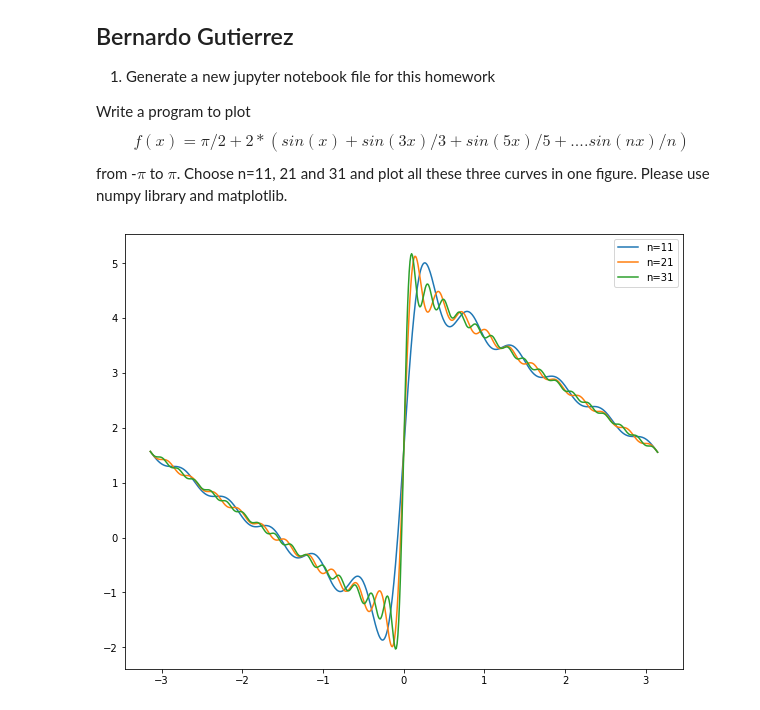
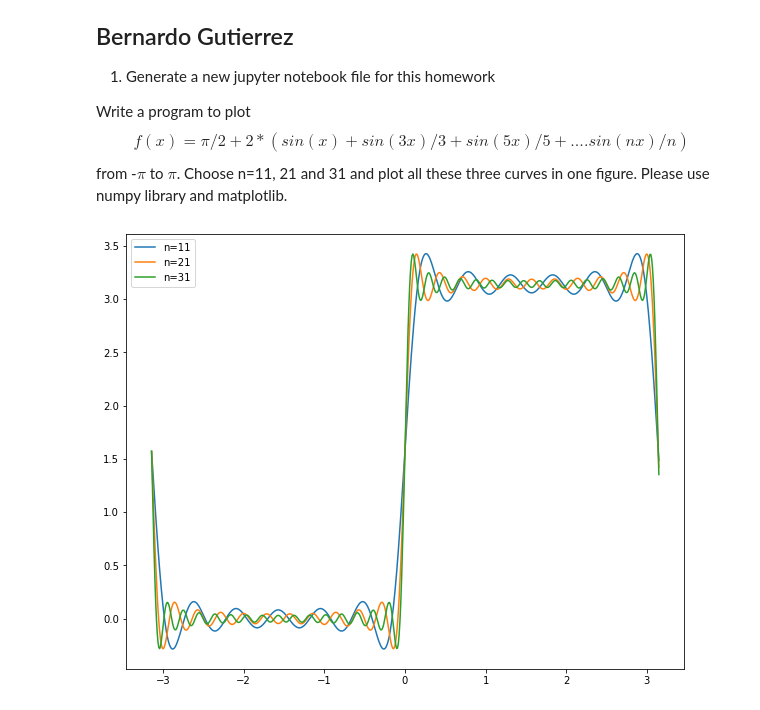
Before and after one commit to BernardoDG/computational-physics-class-404-604-Spring-2022, a Jupyter notebook: Homework/Lec1_HW.ipynb, the cells around one changed output. Drawn from its saved outputs; the diff is of its cells as text; code cells hidden in the pictures.

```diff
--- a/Homework/Lec1_HW.ipynb
+++ b/Homework/Lec1_HW.ipynb
@@ -12,26 +12,26 @@ from -$\pi$ to $\pi$. Choose n=11, 21 and 31 and plot all these three curves in
 # %%
 import numpy as np
 import matplotlib.pyplot as plt
 
 x=np.arange(-np.pi,np.pi+.01,.01)
 
 def f(stp,x): #This section lets me create a for loop function that I can call instead of recoding everything
     func=np.pi/2
-    n=np.arange(1,stp+1) #stp+1 lets is just so the last term of the sequence is equal to stp
+    n=np.arange(1,stp+1,2) #stp+1 lets is just so the last term of the sequence is equal to stp
     for i in n:
         func+=2*np.sin(i*x)/i #here I add each consective term in the series
     return func
 
 plt.figure(figsize=(10,8)) #adjusted figure size to be easier to see
 
 plt.plot(x,f(11,x),label='n=11')
 
 plt.plot(x,f(21,x),label='n=21')
 
 plt.plot(x,f(31,x),label='n=31')
 
 plt.legend() #created three different plot functions and the legend just adds label from each function
 
 plt.show()
 # %% [output]
-[figure, old version]
+[figure, new version]
```
